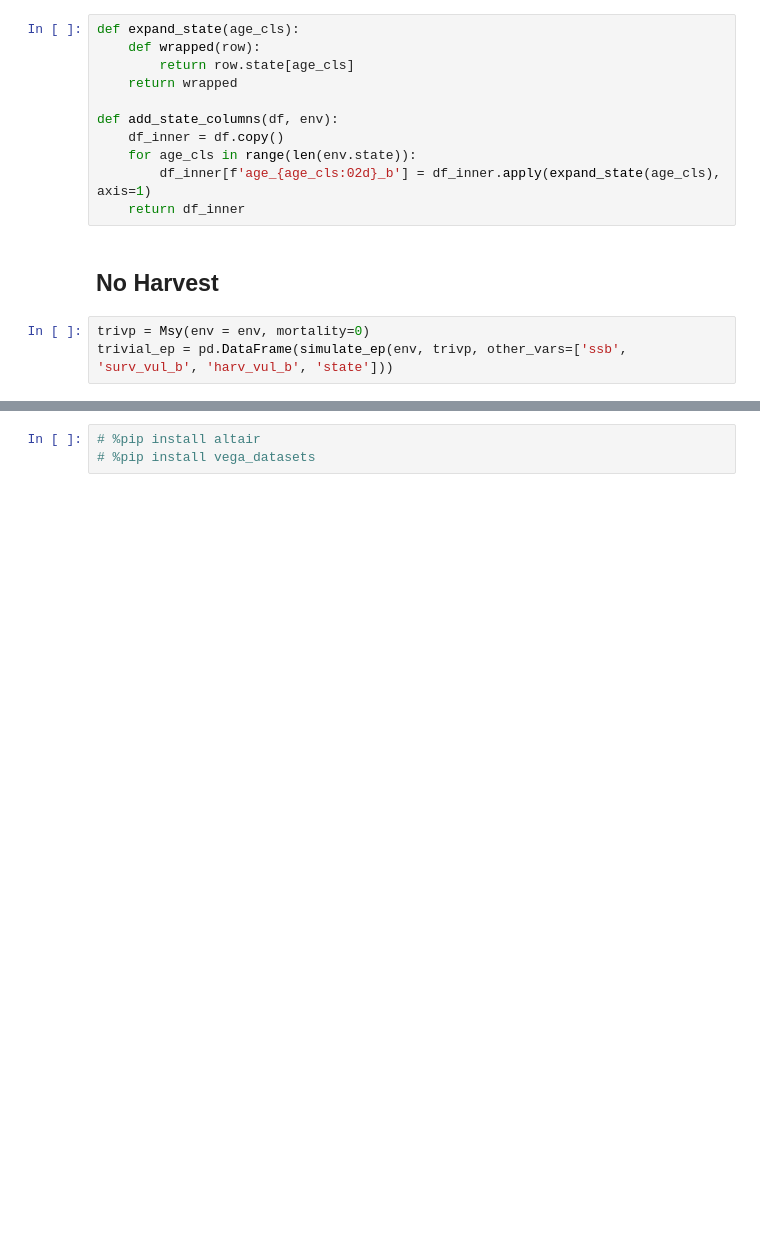
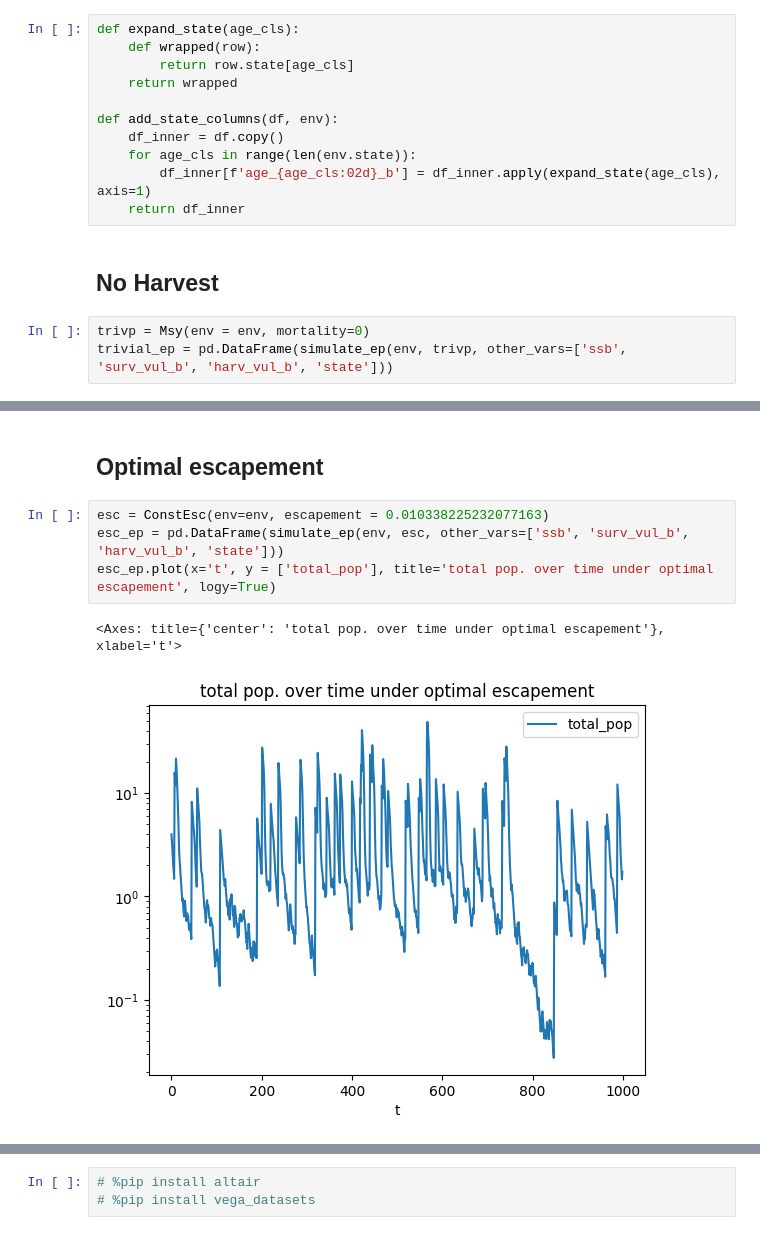
Before and after one commit to petebachant/rl4fisheries, a Jupyter notebook: notebooks/popdyn_tests.ipynb, the cells around one changed output, grey strips where cells are left out. Saved outputs shown, nothing was run; the diff lists cells and outputs as text; blank space fills up the shorter version.

```diff
--- a/notebooks/popdyn_tests.ipynb
+++ b/notebooks/popdyn_tests.ipynb
@@ -104,0 +112,9 @@ trivial_ep.plot(x='t', y = ['total_pop', 'surv_vul_b', 'harv_vul_b'], title='pop
+# %% [markdown]
+## Optimal escapement
+# %%
+esc = ConstEsc(env=env, escapement = 0.010338225232077163)
+esc_ep = pd.DataFrame(simulate_ep(env, esc, other_vars=['ssb', 'surv_vul_b', 'harv_vul_b', 'state']))
+esc_ep.plot(x='t', y = ['total_pop'], title='total pop. over time under optimal escapement', logy=True)
+# %% [output]
+<Axes: title={'center': 'total pop. over time under optimal escapement'}, xlabel='t'>
+[figure, added]
```
Also changed, not shown: parts of 13 cells of this notebook, 2 other files.
